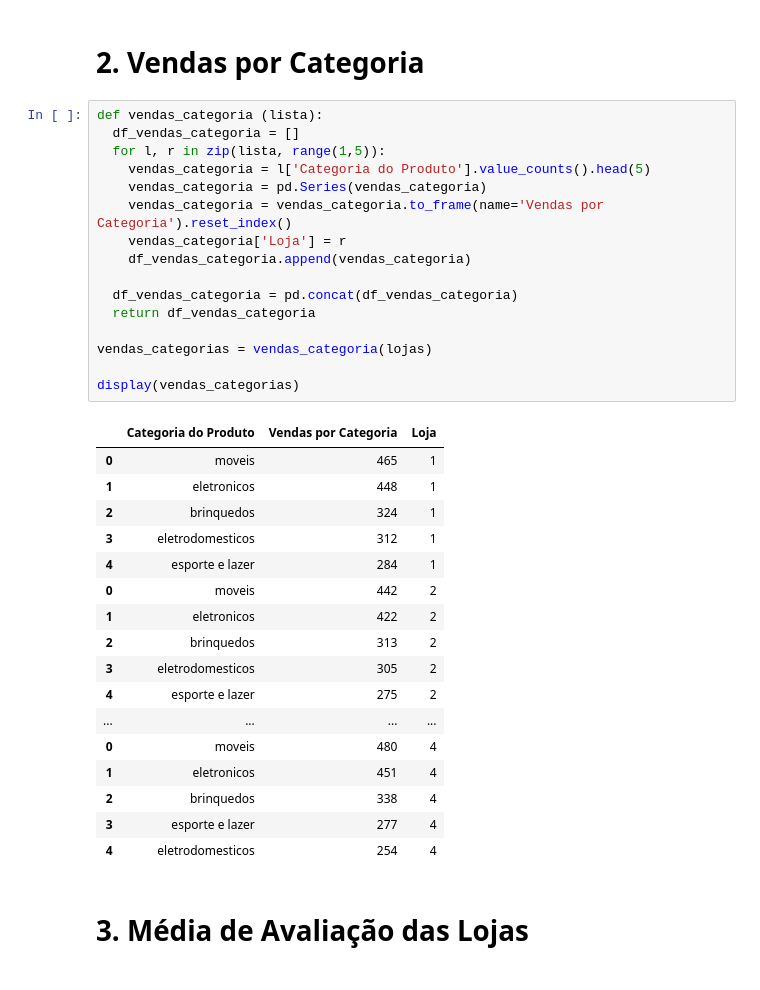
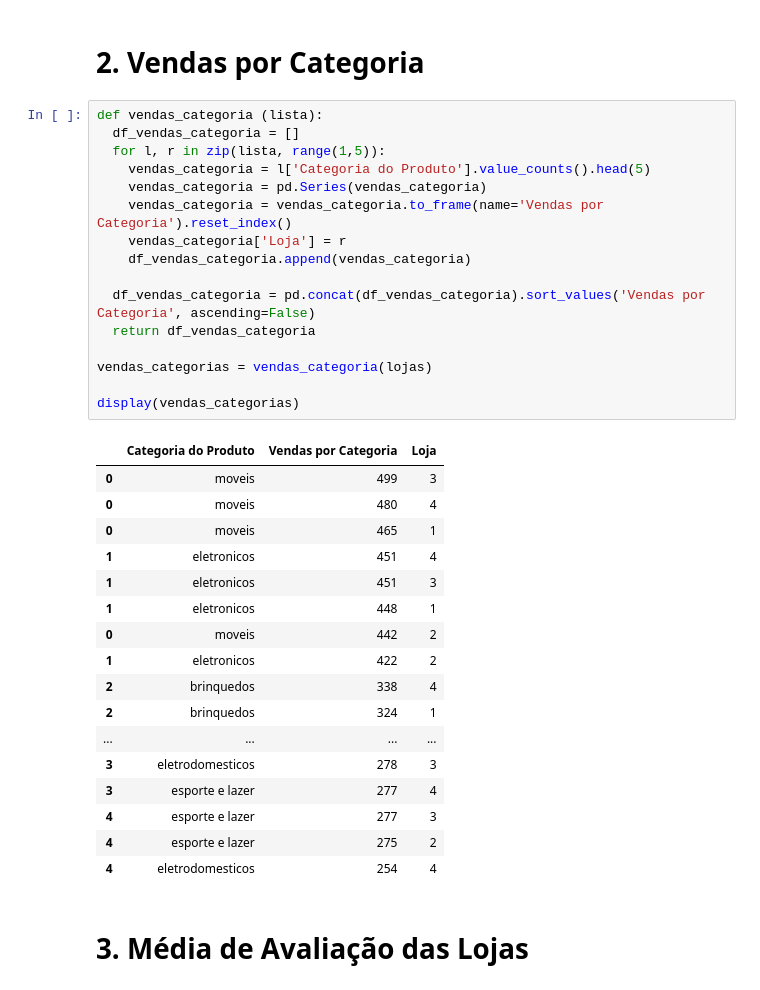
Before and after one commit to GuilhermeFernandez/AluraStore, a Jupyter notebook: AluraStoreBrasil.ipynb, the cells around one changed output. Drawn from its saved outputs; the diff is of its cells as text.

```diff
--- a/AluraStoreBrasil.ipynb
+++ b/AluraStoreBrasil.ipynb
@@ -48,36 +50,36 @@ print(faturamentos)
 # %%
 def vendas_categoria (lista):
   df_vendas_categoria = []
   for l, r in zip(lista, range(1,5)):
     vendas_categoria = l['Categoria do Produto'].value_counts().head(5)
     vendas_categoria = pd.Series(vendas_categoria)
     vendas_categoria = vendas_categoria.to_frame(name='Vendas por Categoria').reset_index()
     vendas_categoria['Loja'] = r
     df_vendas_categoria.append(vendas_categoria)
 
-  df_vendas_categoria = pd.concat(df_vendas_categoria)
+  df_vendas_categoria = pd.concat(df_vendas_categoria).sort_values('Vendas por Categoria', ascending=False)
   return df_vendas_categoria
 
 vendas_categorias = vendas_categoria(lojas)
 
 display(vendas_categorias)
 # %% [output]
 |  | Categoria do Produto | Vendas por Categoria | Loja |
+| 0 | moveis | 499 | 3 |
+| 0 | moveis | 480 | 4 |
 | 0 | moveis | 465 | 1 |
+| 1 | eletronicos | 451 | 4 |
+| 1 | eletronicos | 451 | 3 |
 | 1 | eletronicos | 448 | 1 |
-| 2 | brinquedos | 324 | 1 |
-| 3 | eletrodomesticos | 312 | 1 |
-| 4 | esporte e lazer | 284 | 1 |
 | 0 | moveis | 442 | 2 |
 | 1 | eletronicos | 422 | 2 |
-| 2 | brinquedos | 313 | 2 |
-| 3 | eletrodomesticos | 305 | 2 |
+| 2 | brinquedos | 338 | 4 |
+| 2 | brinquedos | 324 | 1 |
+| ... | ... | ... | ... |
+| 3 | eletrodomesticos | 278 | 3 |
+| 3 | esporte e lazer | 277 | 4 |
+| 4 | esporte e lazer | 277 | 3 |
 | 4 | esporte e lazer | 275 | 2 |
-| ... | ... | ... | ... |
-| 0 | moveis | 480 | 4 |
-| 1 | eletronicos | 451 | 4 |
-| 2 | brinquedos | 338 | 4 |
-| 3 | esporte e lazer | 277 | 4 |
 | 4 | eletrodomesticos | 254 | 4 |
 # %% [markdown]
 # 3. Média de Avaliação das Lojas
```
Also changed, not shown: parts of 13 cells of this notebook.
